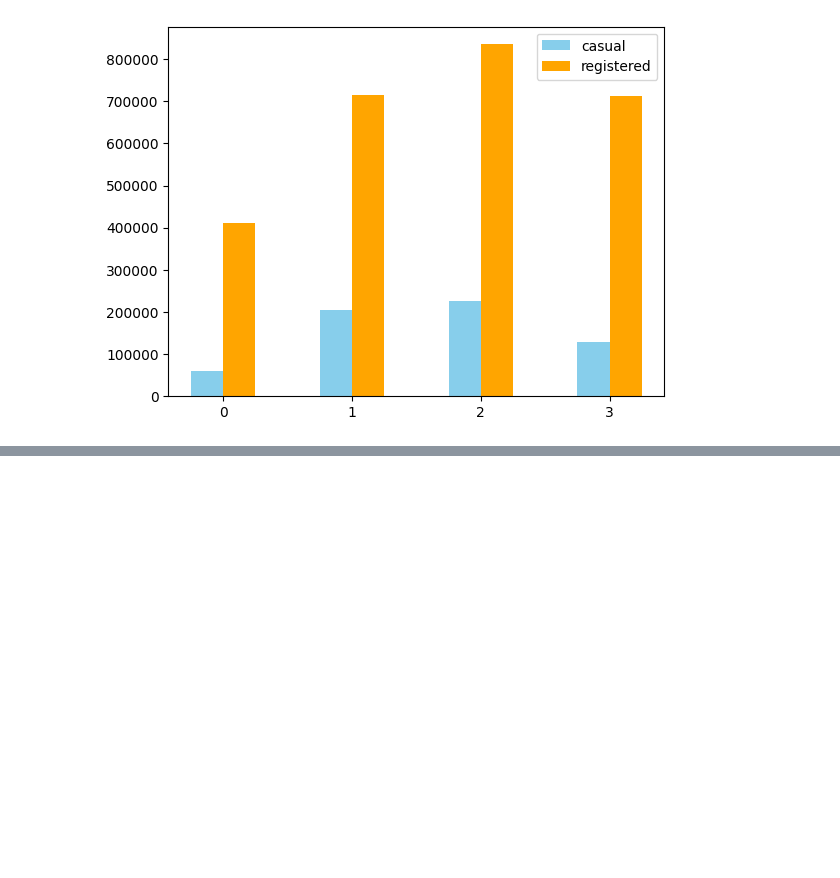
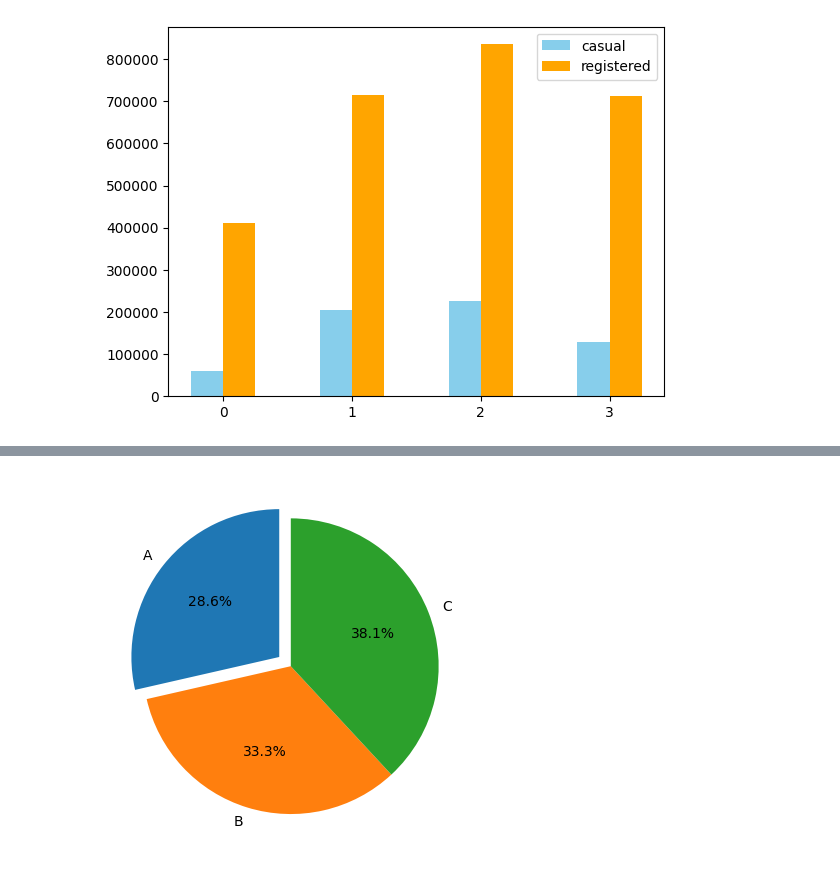
Before and after one commit to Aaditya-Singh0423/Machine-Learning, a Jupyter notebook: Visual_class_1/Visual_class_1/matplotlib.ipynb, the cells around one changed output, grey strips where cells are left out. Saved outputs shown, nothing was run; the diff lists cells and outputs as text; code cells hidden in the pictures; blank space fills up the shorter version.

```diff
--- a/Visual_class_1/Visual_class_1/matplotlib.ipynb
+++ b/Visual_class_1/Visual_class_1/matplotlib.ipynb
@@ -265,0 +314,7 @@ plt.legend()
+# %%
+name=np.array(["A","B","C"])
+number=np.array([60,70,80])
+plt.pie(number,labels=name,autopct='%1.1f%%',startangle=90,explode=[0.1,0,0])
+plt.show()
+# %% [output]
+[figure, added]
```
Also changed, not shown: parts of 5 cells of this notebook.
